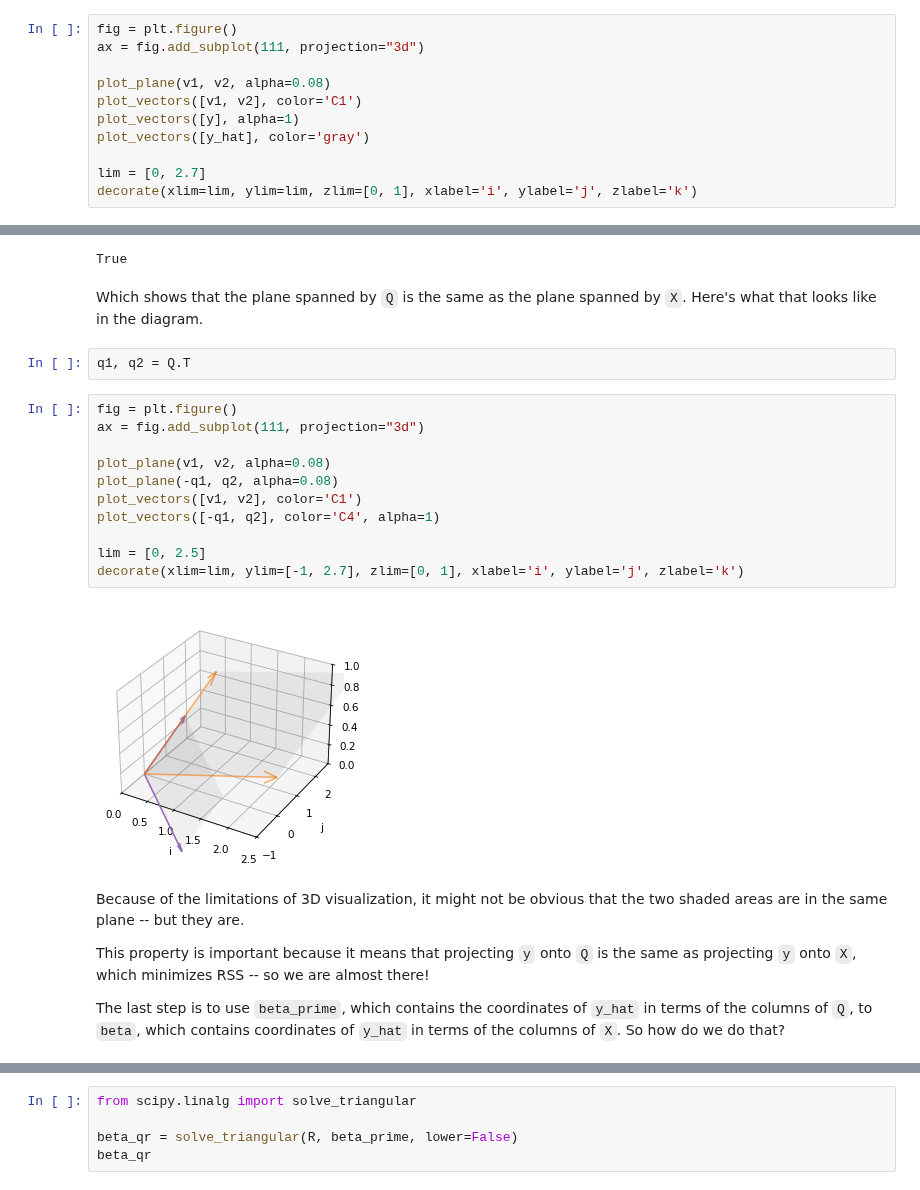
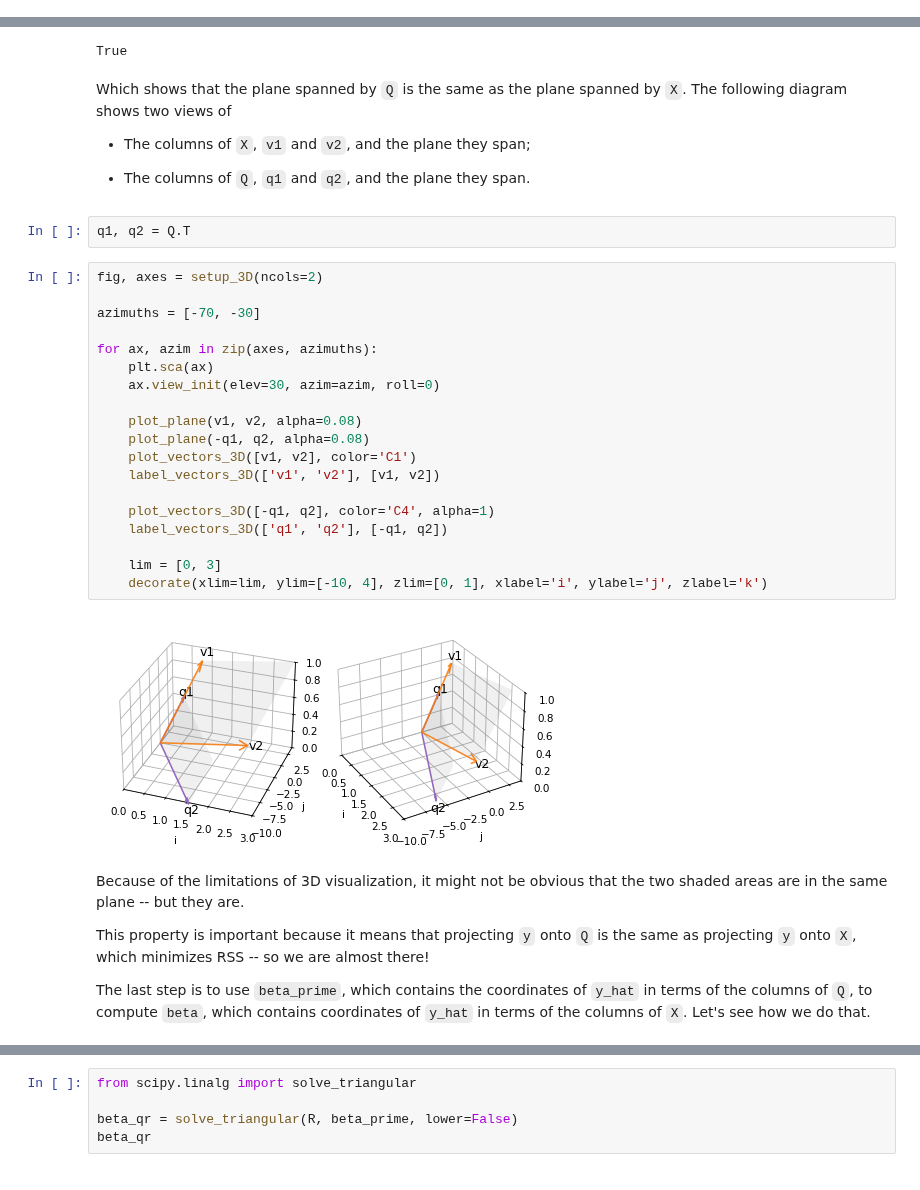
Before and after one commit to AllenDowney/ThinkLinearAlgebra, a Jupyter notebook: soln/regression.ipynb, the cells around one changed output, grey strips where cells are left out. Cells and saved outputs as stored; diff of their text form.

```diff
--- a/soln/regression.ipynb
+++ b/soln/regression.ipynb
@@ -305,11 +224,0 @@ def plot_plane(v1, v2, origin=None, **options):
-# %%
-fig = plt.figure()
-ax = fig.add_subplot(111, projection="3d")
-
-plot_plane(v1, v2, alpha=0.08)
-plot_vectors([v1, v2], color='C1')
-plot_vectors([y], alpha=1)
-plot_vectors([y_hat], color='gray')
-
-lim = [0, 2.7]
-decorate(xlim=lim, ylim=lim, zlim=[0, 1], xlabel='i', ylabel='j', zlabel='k')
@@ -450,27 +358,39 @@ np.allclose(P @ X, X)
 True
 # %% [markdown]
 Which shows that the plane spanned by `Q` is the same as the plane spanned by `X`.
-Here's what that looks like in the diagram.
+The following diagram shows two views of
+
+* The columns of `X`, `v1` and `v2`, and the plane they span;
+
+* The columns of `Q`, `q1` and `q2`, and the plane they span.
 # %%
 q1, q2 = Q.T
 # %%
-fig = plt.figure()
-ax = fig.add_subplot(111, projection="3d")
+fig, axes = setup_3D(ncols=2)
 
-plot_plane(v1, v2, alpha=0.08)
-plot_plane(-q1, q2, alpha=0.08)
-plot_vectors([v1, v2], color='C1')
-plot_vectors([-q1, q2], color='C4', alpha=1)
+azimuths = [-70, -30]
 
-lim = [0, 2.5]
-decorate(xlim=lim, ylim=[-1, 2.7], zlim=[0, 1], xlabel='i', ylabel='j', zlabel='k')
+for ax, azim in zip(axes, azimuths):
+    plt.sca(ax)
+    ax.view_init(elev=30, azim=azim, roll=0)
+
+    plot_plane(v1, v2, alpha=0.08)
+    plot_plane(-q1, q2, alpha=0.08)
+    plot_vectors_3D([v1, v2], color='C1')
+    label_vectors_3D(['v1', 'v2'], [v1, v2])
+
+    plot_vectors_3D([-q1, q2], color='C4', alpha=1)
+    label_vectors_3D(['q1', 'q2'], [-q1, q2])
+
+    lim = [0, 3]
+    decorate(xlim=lim, ylim=[-10, 4], zlim=[0, 1], xlabel='i', ylabel='j', zlabel='k')
 # %% [output]
-[figure, old version]
+[figure, new version]
 # %% [markdown]
 Because of the limitations of 3D visualization, it might not be obvious that the two shaded areas are in the same plane -- but they are.
 
 This property is important because it means that projecting `y` onto `Q` is the same as projecting `y` onto `X`, which minimizes RSS -- so we are almost there!
 
-The last step is to use `beta_prime`, which contains the coordinates of `y_hat` in terms of the columns of `Q`, to `beta`, which contains coordinates of `y_hat` in terms of the columns of `X`.
-So how do we do that?
+The last step is to use `beta_prime`, which contains the coordinates of `y_hat` in terms of the columns of `Q`, to compute `beta`, which contains coordinates of `y_hat` in terms of the columns of `X`.
+Let's see how we do that.
 # %% [markdown]
```
Also changed, not shown: parts of 140 cells of this notebook.
